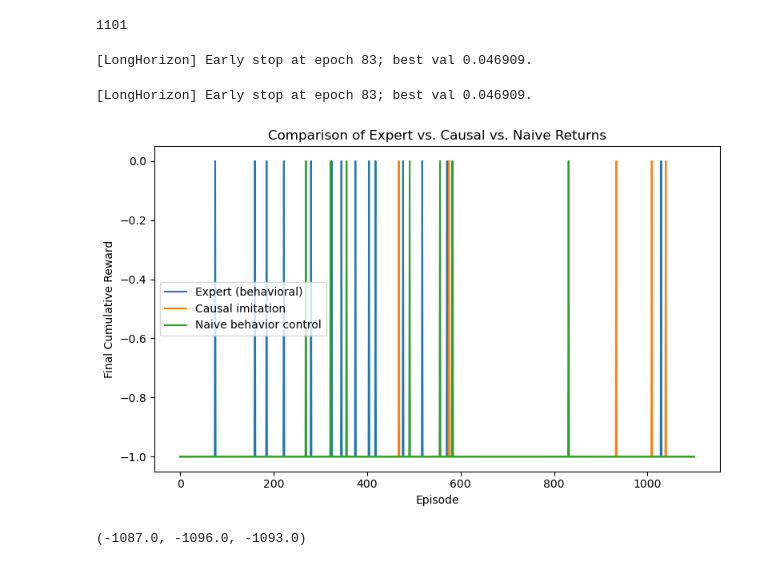
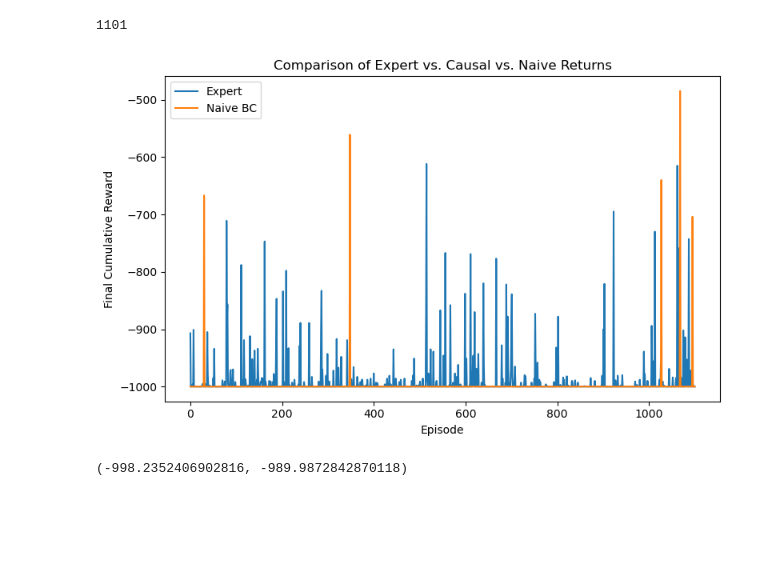
Before and after one commit to CausalAILab/Causal-RL, a Jupyter notebook: examples/imitation/test_antmaze_imitation.ipynb, the cells around one changed output. Saved outputs shown, nothing was run; the diff lists cells and outputs as text; code cells hidden in the pictures; blank space fills up the shorter version.

Commit message:
fix reward extraction for antmaze

```diff
--- a/examples/imitation/test_antmaze_imitation.ipynb
+++ b/examples/imitation/test_antmaze_imitation.ipynb
@@ -16,9 +16,9 @@ device
 # %% [output]
 device(type='cuda')
 # %%
-num_steps = 500
+num_steps = 1000
 seed = 0
-hidden_dims = set() # {'T', 'O'}
+hidden_dims = {'P'}
 
 random.seed(seed)
 torch.manual_seed(seed)
@@ -92,12 +92,10 @@ causal_model, causal_slots, causal_Z_trim = train_single_policy_long_horizon(
 
 causal_policy = shared_policy_fn_long_horizon(causal_model, causal_slots, causal_Z_trim, continuous=True, device=device)
 causal_policies = make_shared_policy_dict(causal_policy)
-# %% [output]
-[LongHorizon] Early stop at epoch 83; best val 0.046909.
 # %%
 naive_model, naive_slots, naive_Z_trim = train_single_policy_long_horizon(
     records,
-    Z_sets,
+    naive_Z_sets,
     dims=dims,
     include_vars=obs_prefix,
     lookback=lookback,
@@ -113,37 +111,35 @@ naive_model, naive_slots, naive_Z_trim = train_single_policy_long_horizon(
 
 naive_policy = shared_policy_fn_long_horizon(naive_model, naive_slots, naive_Z_trim, continuous=True, device=device)
 naive_policies = make_shared_policy_dict(naive_policy)
-# %% [output]
-[LongHorizon] Early stop at epoch 83; best val 0.046909.
 # %%
 episode_rewards = defaultdict(float)
 for rec in records:
     ep = rec['episode']
-    episode_rewards[ep] = rec['info']['Y'][-1]
+    episode_rewards[ep] += float(rec['reward'])
 
 num_eps = len(episode_rewards)
 
 expert_rewards = [episode_rewards[e] for e in range(num_eps)]
 
 causal_returns = eval_policy(env, causal_policies, num_episodes=num_eps, seed=seed)
 naive_returns = eval_policy(env, naive_policies, num_episodes=num_eps, seed=seed)
 
-causal_rewards = [ep['Y'][-1] for ep in causal_returns]
-naive_rewards = [ep['Y'][-1] for ep in naive_returns]
+causal_rewards = [ep['return'] for ep in causal_returns]
+naive_rewards = [ep['return'] for ep in naive_returns]
 
 plt.figure(figsize=(8,5))
-plt.plot(expert_rewards, label='Expert (behavioral)')
-plt.plot(causal_rewards, label='Causal imitation')
-plt.plot(naive_rewards, label='Naive behavior control')
+plt.plot(expert_rewards, label='Expert')
+plt.plot(causal_rewards, label='Causal BC')
+plt.plot(naive_rewards, label='Naive BC')
 plt.xlabel('Episode')
 plt.ylabel('Final Cumulative Reward')
 plt.title('Comparison of Expert vs. Causal vs. Naive Returns')
 plt.legend()
 plt.tight_layout()
 plt.show()
 # %% [output]
-[figure, old version]
+[figure, new version]
-# %%
-sum(expert_rewards), sum(causal_rewards), sum(naive_rewards)
-# %% [output]
-(-1087.0, -1096.0, -1093.0)
+# %%
+sum(expert_rewards)/num_eps, sum(causal_rewards)/num_eps, sum(naive_rewards)/num_eps
+# %% [output]
+(-998.2352406902816, -989.9872842870118)
```
Also changed, not shown: 1 other file.
